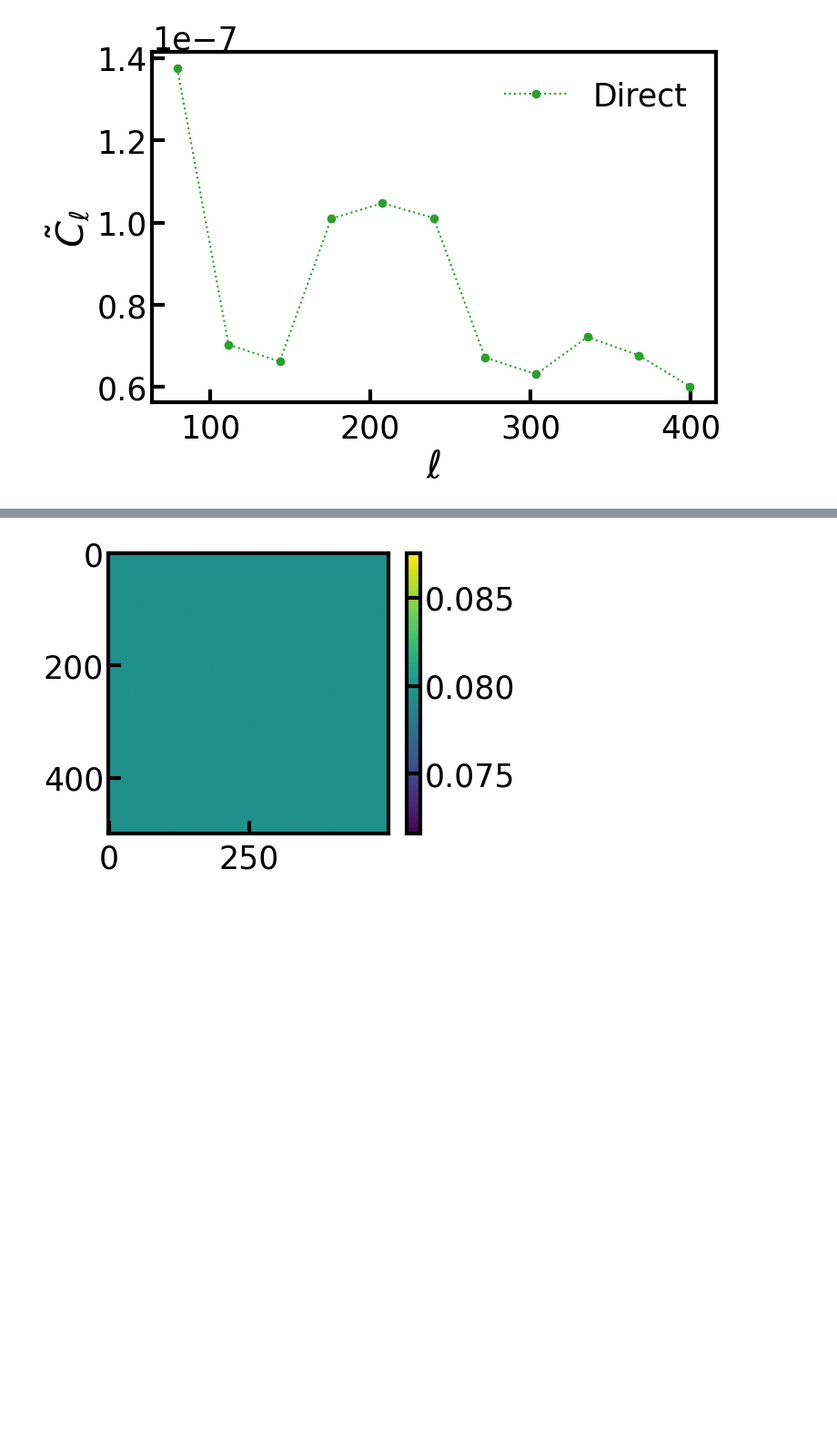
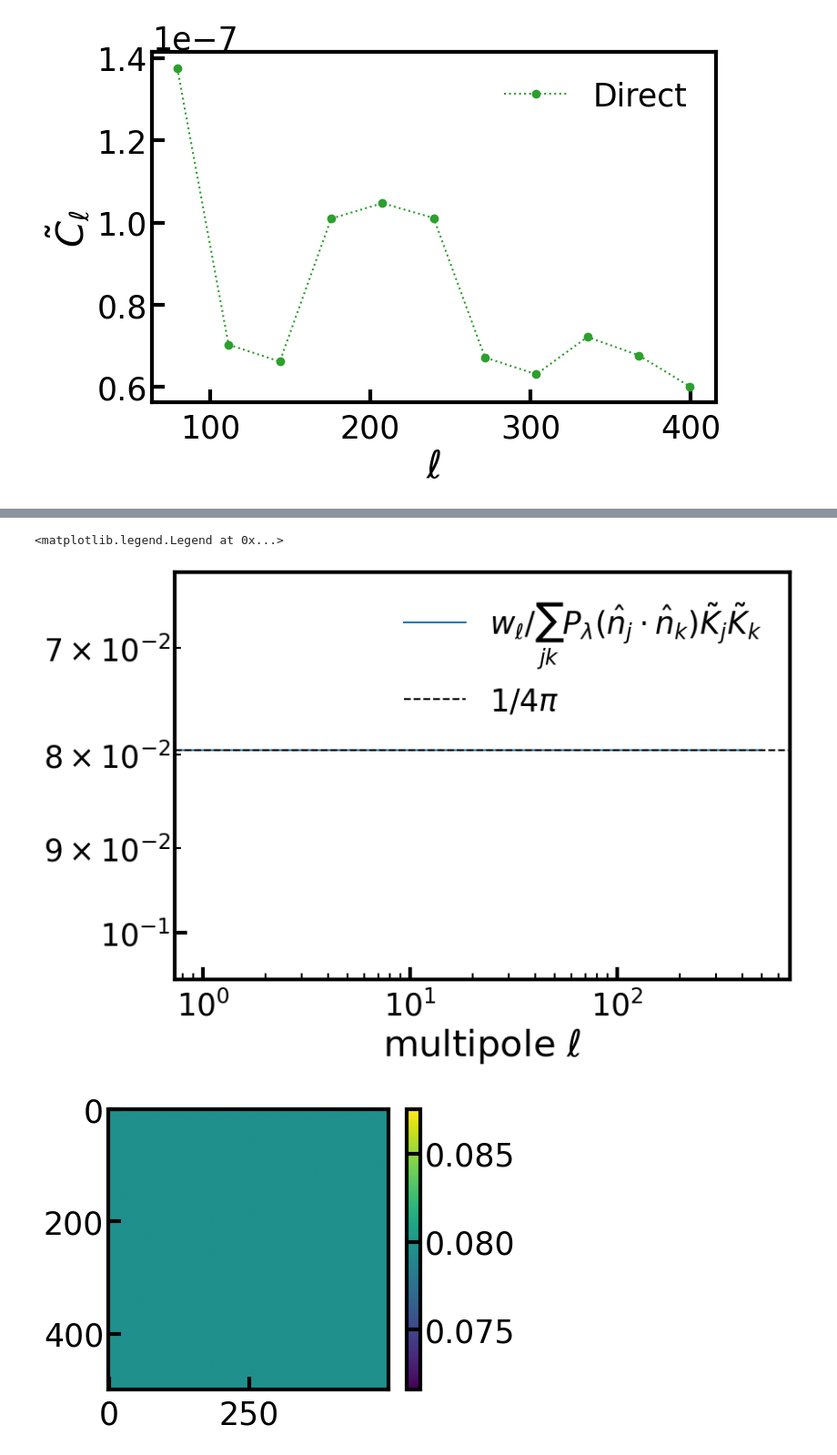
Before and after one commit to roger2b/directsht-lya, a Jupyter notebook: notebooks/lya_GRFs_directSHT.ipynb, the cells around one changed output, grey strips where cells are left out. Shown at 91% size. Drawn from its saved outputs; the diff is of its cells as text; code cells hidden in the pictures; blank space fills up the shorter version.

```diff
--- a/notebooks/lya_GRFs_directSHT.ipynb
+++ b/notebooks/lya_GRFs_directSHT.ipynb
@@ -353,3 +355,13 @@ if do_plots:
+# %%
+plt.figure(figsize=(9,6))
+plt.loglog(wl_k[_k_idx]/PLKjKk[:Nl], label=r'$w_\ell/\sum_{jk}P_{\lambda}(\hat{n}_j \cdot \hat{n}_k) \tilde{K}_j\tilde{K}_k$')
+plt.axhline(1/4/np.pi, color='k', linestyle='--', label=r'$1/4\pi$')
+plt.ylim(1/3/np.pi, 1/5/np.pi)
+plt.xlabel(r'multipole $\ell$')
+plt.legend()
+# %% [output]
+<matplotlib.legend.Legend at 0x...>
+[figure, added]
 # %%
 def Power_spectrum(kh_perp, kh_par, add_rsd=add_rsd_):
     kh = np.sqrt(kh_par**2 + kh_perp**2)
```
Also changed, not shown: parts of 17 cells of this notebook, 3 other files.
